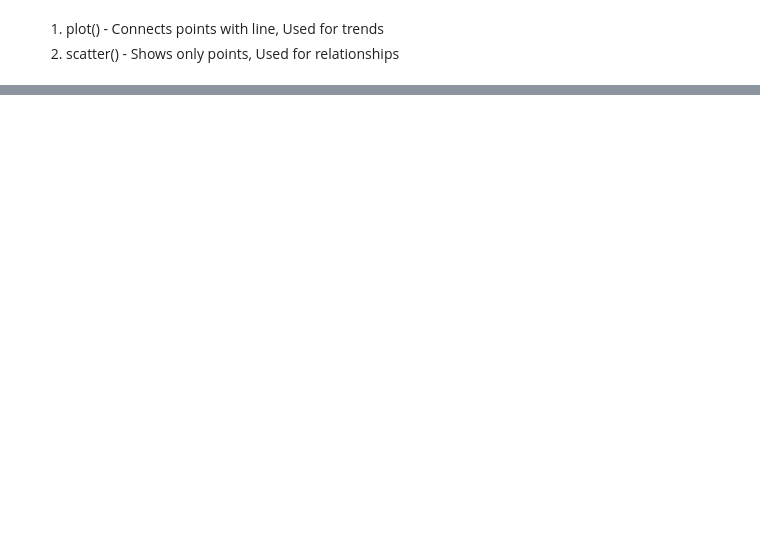
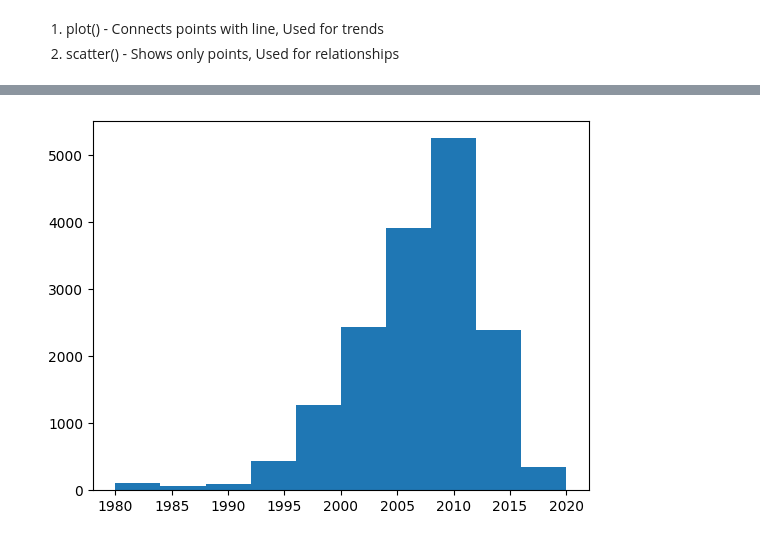
Before and after one commit to Rutujakb592/Python_Libraries, a Jupyter notebook: Matplotlib&Seaborn.ipynb, the cells around one changed output, grey strips where cells are left out. Saved outputs shown, nothing was run; the diff lists cells and outputs as text; code cells hidden in the pictures; blank space fills up the shorter version.

```diff
--- a/Matplotlib&Seaborn.ipynb
+++ b/Matplotlib&Seaborn.ipynb
@@ -84,0 +146,6 @@ plt.bar(x_bar, y_bar)
+# %%
+#statistics of categorical data --> for this we use Histogram
+plt.hist(data['Year'])
+plt.show()
+# %% [output]
+[figure, added]
```
Also changed, not shown: parts of 39 cells of this notebook.
